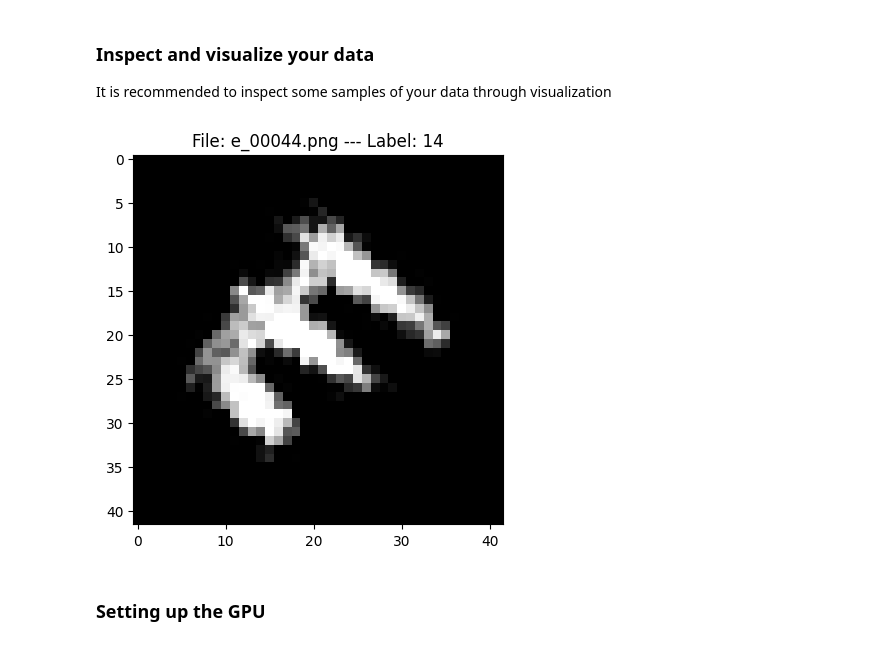
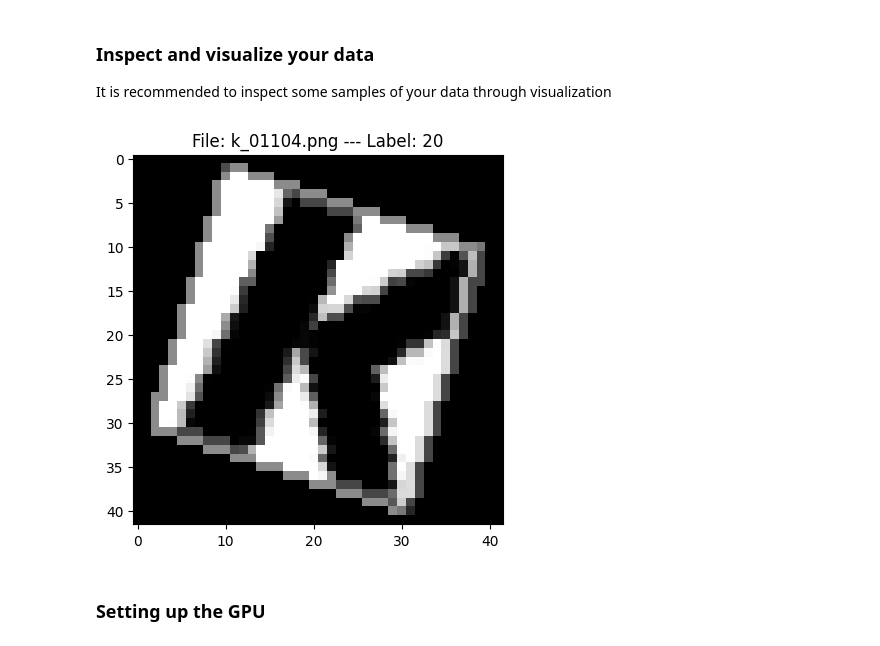
Before and after one commit to ItsMeNengYi/CS4243-mini-project, a Jupyter notebook: ze-hao_char_identification_model_training.ipynb, the cells around one changed output. Drawn from its saved outputs; the diff is of its cells as text; code cells hidden in the pictures.

```diff
--- a/ze-hao_char_identification_model_training.ipynb
+++ b/ze-hao_char_identification_model_training.ipynb
@@ -111,10 +111,10 @@ class CharDataset(torch.utils.data.Dataset):
                 transforms.ToPILImage(),
                 transforms.RandomAffine(
                     degrees=20,           # random rotation
-                    shear=(-10, 10, -10, 10),             # random shear
+                    shear=(-5, 10),             # add horizontal shear variation
                     fill=(0,)             # fill background with black
                 ),
-                transforms.ToTensor()
+                transforms.ToTensor(),
             ])
         else:
             self.transform = transforms.Compose([
@@ -169,13 +169,13 @@ val_dataloader = DataLoader(val_dataset, batch_size=256, shuffle=False, num_work
 
 It is recommended to inspect some samples of your data through visualization
 # %%
-img_id, X_transformed, y = train_dataset[0]
+img_id, X_transformed, y = train_dataset[1]
 
 plt.imshow(X_transformed[0], cmap='gray')
 plt.title(f'File: {img_id} --- Label: {y}')
 plt.show()
 # %% [output]
-[figure, old version]
+[figure, new version]
 # %% [markdown]
 
 ### Setting up the GPU
```
Also changed, not shown: parts of 4 cells of this notebook, 3 other files.
